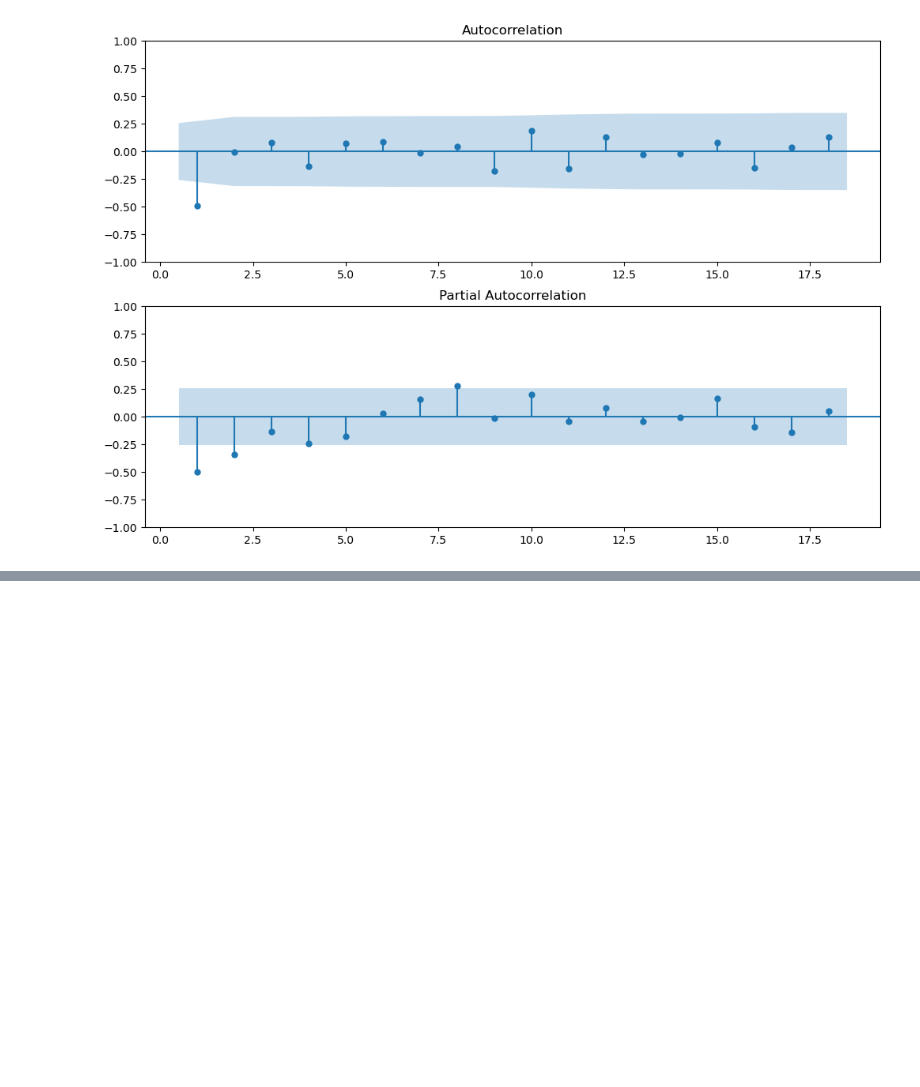
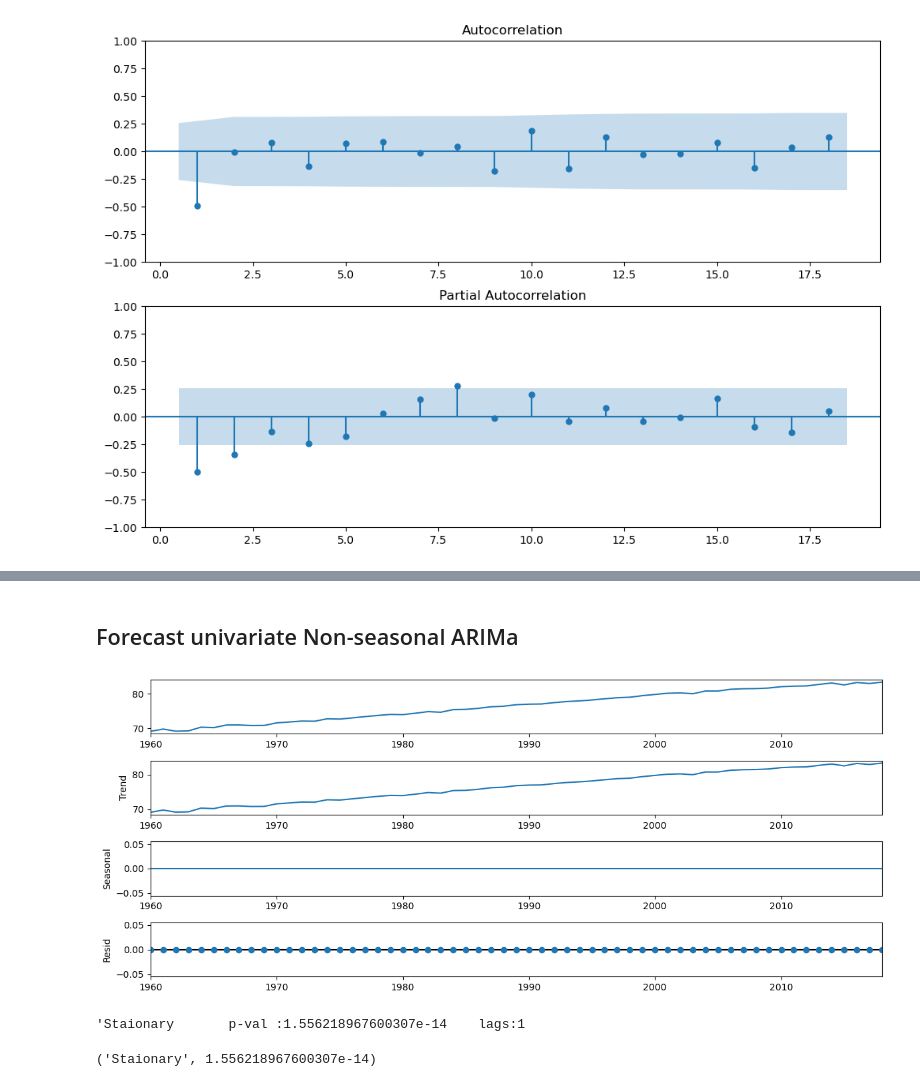
Before and after one commit to alexhandsome2/timeanalysis, a Jupyter notebook: ch10.ipynb, the cells around one changed output, grey strips where cells are left out. Drawn from its saved outputs; the diff is of its cells as text; code cells hidden in the pictures; blank space fills up the shorter version.

```diff
--- a/ch10.ipynb
+++ b/ch10.ipynb
@@ -88,0 +233,14 @@ plt.show()
+# %% [markdown]
+## Forecast univariate Non-seasonal ARIMa
+# %%
+decomposed=seasonal_decompose(life)
+decomposed.plot()
+plt.show()
+# %% [output]
+[figure, added]
+# %%
+life_df1=life.diff().dropna()
+check_stationarity(life_df1)
+# %% [output]
+'Staionary       p-val :1.556218967600307e-14    lags:1
+('Staionary', 1.556218967600307e-14)
```
Also changed, not shown: parts of 29 cells of this notebook.
